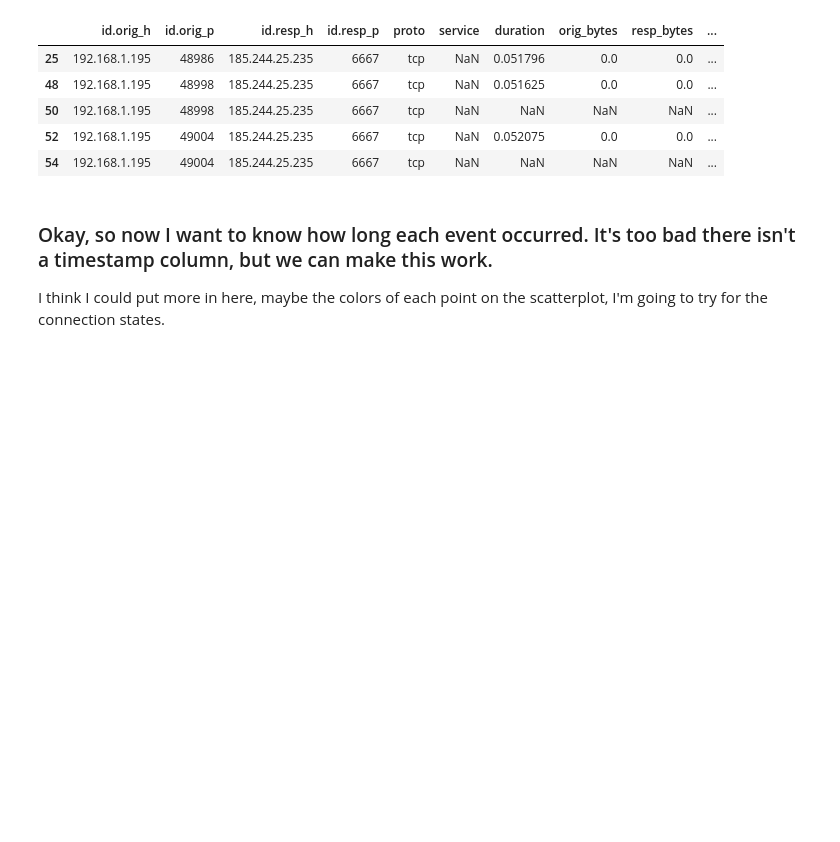
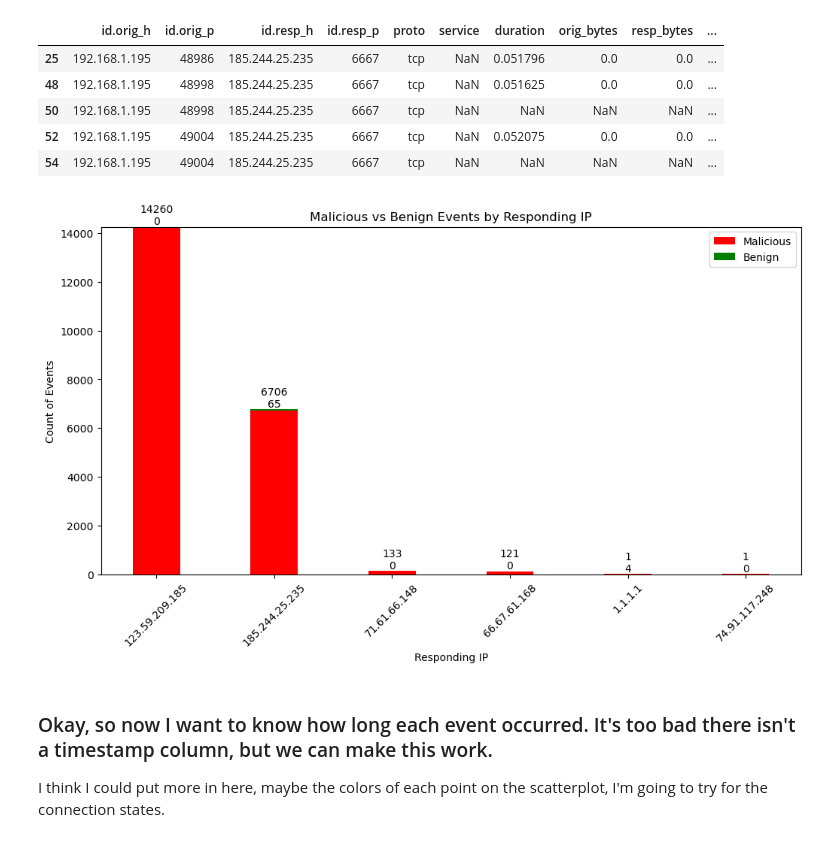
Before and after one commit to sdave777/Network-Analysis-and-DCO-Prioritization, a Jupyter notebook: notebooks/EDA.ipynb, the cells around one changed output. Cells and saved outputs as stored; diff of their text form; code cells hidden in the pictures; blank space fills up the shorter version.

```diff
--- a/notebooks/EDA.ipynb
+++ b/notebooks/EDA.ipynb
@@ -193,6 +199,40 @@ malicious_data.head()
 | 50 | 192.168.1.195 | 48998 | 185.244.25.235 | 6667 | tcp | NaN | NaN | NaN | NaN | ... |
 | 52 | 192.168.1.195 | 49004 | 185.244.25.235 | 6667 | tcp | NaN | 0.052075 | 0.0 | 0.0 | ... |
 | 54 | 192.168.1.195 | 49004 | 185.244.25.235 | 6667 | tcp | NaN | NaN | NaN | NaN | ... |
+# %%
+malicious_resp_ip_counts = malicious_data['id.resp_h'].value_counts().reset_index()
+malicious_resp_ip_counts.columns = ['id.resp_h', 'malicious_count']
+
+benign_resp_ip_counts = benign_data['id.resp_h'].value_counts().reset_index()
+benign_resp_ip_counts.columns = ['id.resp_h', 'benign_count']
+
+# Merge counts
+merged_counts = pd.merge(malicious_resp_ip_counts, benign_resp_ip_counts, on='id.resp_h', how='left').fillna(0)
+
+# Plot
+plt.figure(figsize=(12, 6))
+bar_width = 0.4
+positions = range(len(merged_counts.head(20)))
+
+# Plot malicious counts
+plt.bar(positions, merged_counts.head(20)['malicious_count'], width=bar_width, label='Malicious', color='red')
+
+# Plot benign counts above the malicious bars
+plt.bar(positions, merged_counts.head(20)['benign_count'], width=bar_width, label='Benign', color='green', bottom=merged_counts.head(20)['malicious_count'])
+
+plt.title('Malicious vs Benign Events by Responding IP')
+plt.xlabel('Responding IP')
+plt.ylabel('Count of Events')
+plt.xticks(positions, merged_counts.head(20)['id.resp_h'], rotation=45)
+plt.legend()
+
+# Add counts on top of the bars
+for index, row in merged_counts.head(20).iterrows():
+    plt.text(index, row['malicious_count'] + row['benign_count'] + 5, f'{int(row["malicious_count"])}\n{int(row["benign_count"])}', ha='center', va='bottom')
+
+plt.show()
+# %% [output]
+[figure, added]
 # %% [markdown]
 ### Okay, so now I want to know how long each event occurred. It's too bad there isn't a timestamp column, but we can make this work.
 
```
Also changed, not shown: parts of 5 cells of this notebook, 2 other files.
